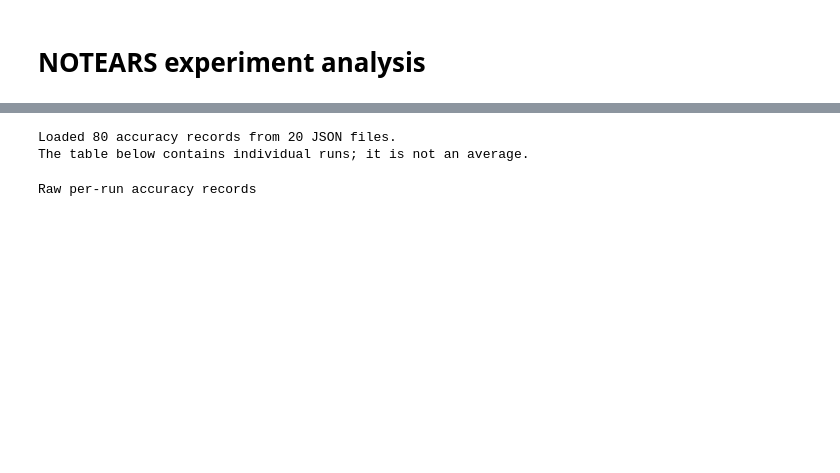
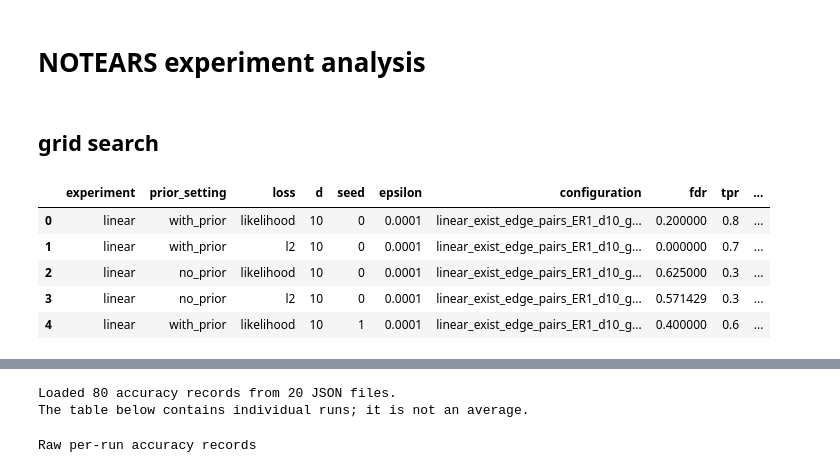
Before and after one commit to yurou-liang/notears, a Jupyter notebook: Analyse.ipynb, the cells around one changed output, grey strips where cells are left out. Cells and saved outputs as stored; diff of their text form; code cells hidden in the pictures; blank space fills up the shorter version.

```diff
--- a/Analyse.ipynb
+++ b/Analyse.ipynb
@@ -2,0 +10,2 @@
+# %% [markdown]
+## grid search
@@ -2,0 +23,54 @@
+# %%
+def load_accuracy_rows(input_dirs):
+    rows = []
+
+    for experiment, directory in input_dirs.items():
+        for path in sorted(directory.glob("*.json")):
+            with path.open(encoding="utf-8") as file:
+                result = json.load(file)
+
+            d = len(result.get("B_true", [])) or None
+            seed_match = re.search(r"_seed(\d+)\.json$", path.name)
+            seed = int(seed_match.group(1)) if seed_match else None
+
+            epsilon_match = re.search(r"_epsilon([^_]+)(?=_seed)", path.stem)
+            epsilon = (
+                float(epsilon_match.group(1))
+                if epsilon_match else float("nan")
+            )
+
+            configuration = re.sub(r"_seed\d+\.json$", "", path.name)
+
+            for key, (prior_setting, loss) in ACC_KEYS.items():
+                scores = result.get(key)
+                if not isinstance(scores, dict):
+                    continue
+
+                row = {
+                    "experiment": experiment,
+                    "prior_setting": prior_setting,
+                    "loss": loss,
+                    "d": d,
+                    "seed": seed,
+                    "epsilon": epsilon,
+                    "configuration": configuration,
+                }
+                row.update({
+                    name: value
+                    for name, value in scores.items()
+                    if isinstance(value, (int, float))
+                })
+                rows.append(row)
+
+    return pd.DataFrame(rows)
+
+
+accuracy_rows = load_accuracy_rows(INPUT_DIRS)
+accuracy_rows.head()
+# %% [output]
+|  | experiment | prior_setting | loss | d | seed | epsilon | configuration | fdr | tpr | ... |
+| 0 | linear | with_prior | likelihood | 10 | 0 | 0.0001 | linear_exist_edge_pairs_ER1_d10_g... | 0.200000 | 0.8 | ... |
+| 1 | linear | with_prior | l2 | 10 | 0 | 0.0001 | linear_exist_edge_pairs_ER1_d10_g... | 0.000000 | 0.7 | ... |
+| 2 | linear | no_prior | likelihood | 10 | 0 | 0.0001 | linear_exist_edge_pairs_ER1_d10_g... | 0.625000 | 0.3 | ... |
+| 3 | linear | no_prior | l2 | 10 | 0 | 0.0001 | linear_exist_edge_pairs_ER1_d10_g... | 0.571429 | 0.3 | ... |
+| 4 | linear | with_prior | likelihood | 10 | 1 | 0.0001 | linear_exist_edge_pairs_ER1_d10_g... | 0.400000 | 0.6 | ... |
```
Also changed, not shown: parts of 8 cells of this notebook, 4 other files.
